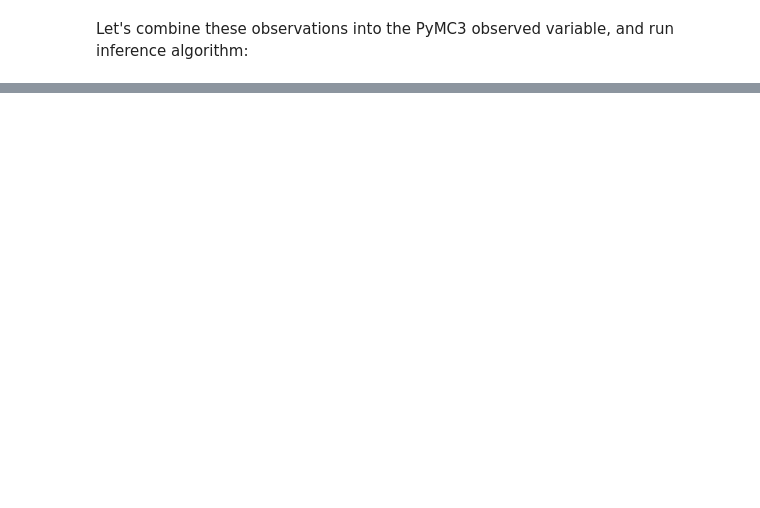
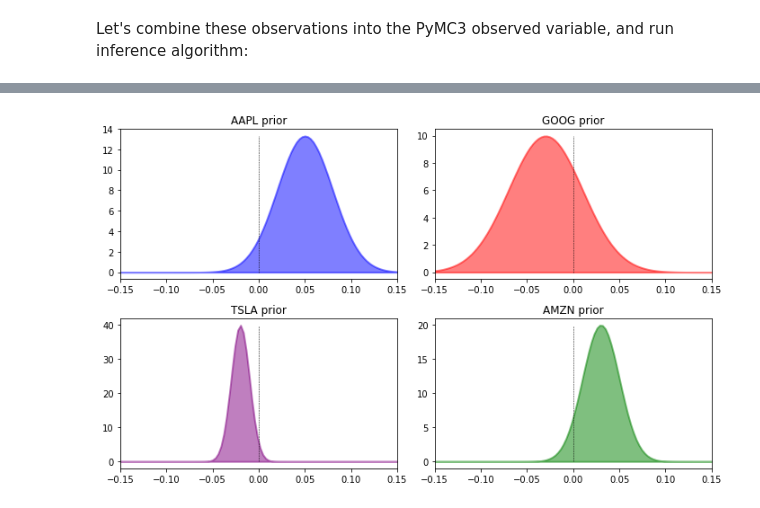
Before and after one commit to rmania/datascience, a Jupyter notebook: ubc_ml/06_Bayesian_stats_extra.ipynb, the cells around one changed output, grey strips where cells are left out. Saved outputs shown, nothing was run; the diff lists cells and outputs as text; code cells hidden in the pictures; blank space fills up the shorter version.

```diff
--- a/ubc_ml/06_Bayesian_stats_extra.ipynb
+++ b/ubc_ml/06_Bayesian_stats_extra.ipynb
@@ -203,0 +324,25 @@ ax.legend(loc='upper right')
+# %%
+fig, ax = plt.subplots(2,2,figsize =[10,6])
+colors = ["blue", "red", "purple", "green"]
+params = [(0.05, 0.03), (-0.03, 0.04), (-0.02, 0.01), (0.03, 0.02)]
+
+x = np.linspace(-0.15, 0.15, 100)
+norm = stats.norm
+expert_prior_params = {"AAPL":(0.05, 0.03),
+                 "GOOG":(-0.03, 0.04),
+                 "TSLA": (-0.02, 0.01),
+                 "AMZN": (0.03, 0.02),
+                 }
+
+for i, (name, params) in enumerate(expert_prior_params.items()):
+    plt.subplot(2, 2, i+1)
+    y = norm.pdf(x, params[0], scale = params[1])
+    #plt.plot( x, y, c = colors[i] )
+    plt.fill_between(x, 0, y, color = colors[i], linewidth=2,
+                     edgecolor = colors[i], alpha = 0.5)
+    plt.title(name + " prior")
+    plt.vlines(0, 0, y.max(), "k","--", linewidth = 0.5)
+    plt.xlim(-0.15, 0.15)
+plt.tight_layout()
+# %% [output]
+[figure, added]
```
Also changed, not shown: parts of 29 cells of this notebook.
